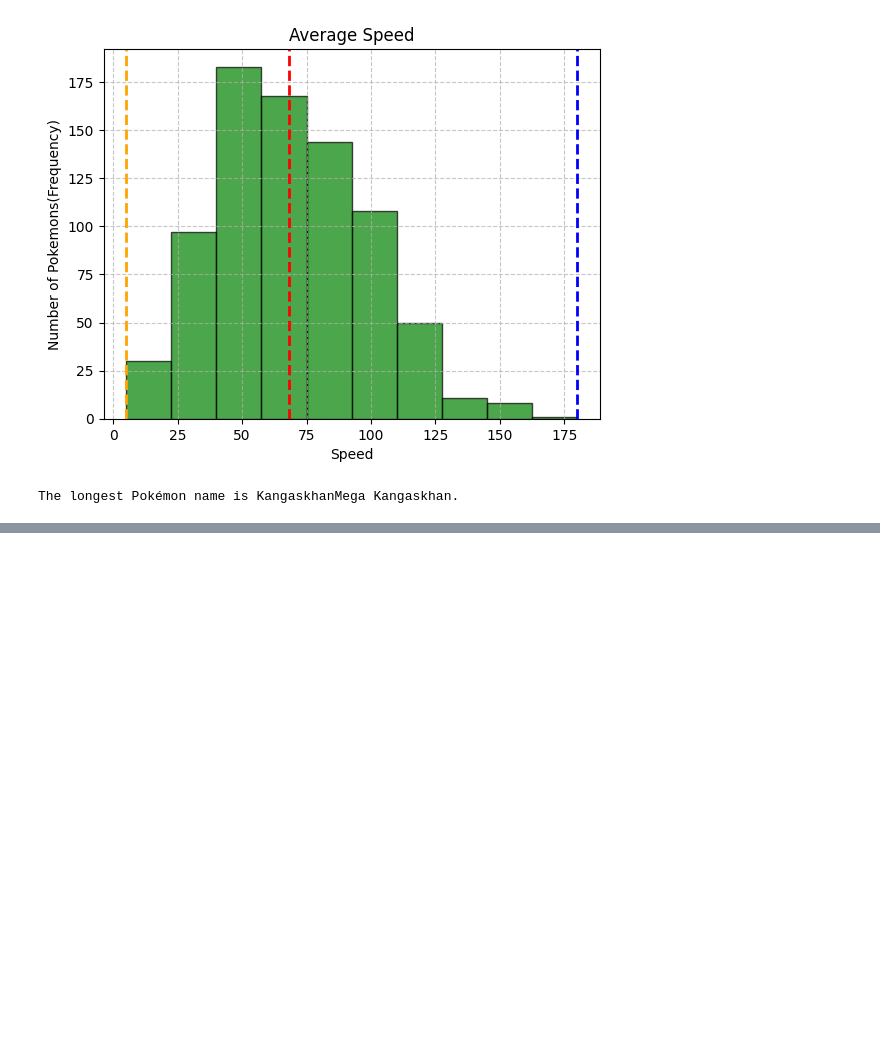
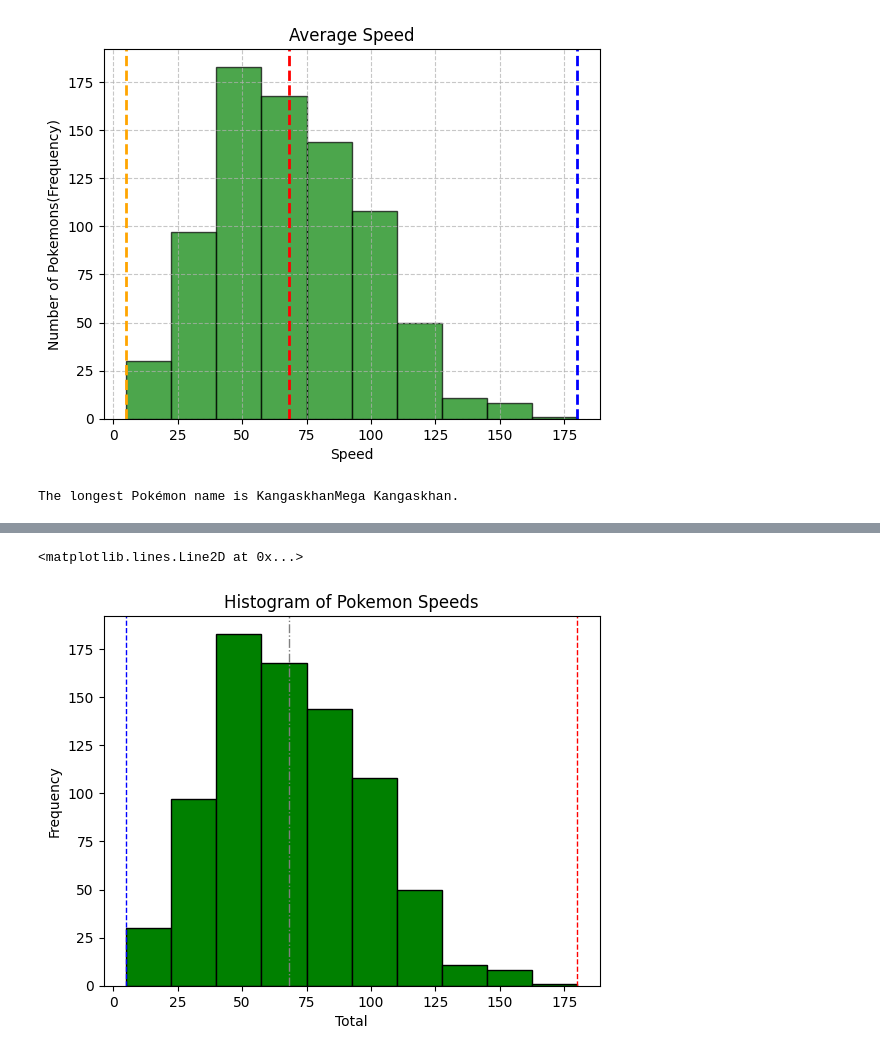
Before and after one commit to svetajamkina/PYTHON, a Jupyter notebook: Pokemon1_3_08.ipynb, the cells around one changed output, grey strips where cells are left out. Cells and saved outputs as stored; diff of their text form; code cells hidden in the pictures; blank space fills up the shorter version.

```diff
--- a/Pokemon1_3_08.ipynb
+++ b/Pokemon1_3_08.ipynb
@@ -353,3 +353,8 @@ longest_pokemon_name = pokemon_df.iloc[longest_pokemon_name_idx]["Name"]
 print(f'The longest Pokémon name is {longest_pokemon_name}.')
 # %% [output]
 The longest Pokémon name is KangaskhanMega Kangaskhan.
+# %%
+import pandas as pd
+import matplotlib.pyplot as plt
+pokemon_df = pd.read_csv('/content/Pokemon.csv')
+pokemon_df.head(n=5)
@@ -355,0 +368,16 @@ The longest Pokémon name is KangaskhanMega Kangaskhan.
+# %%
+### Create a histogram of column 'Speed'
+
+plt.hist(pokemon_df['Speed'], color = 'green', edgecolor = 'black')
+plt.xlabel('Total')
+plt.ylabel('Frequency')
+plt.title('Histogram of Pokemon Speeds')
+
+### Add to your histogram min, max, mean (average) lines
+
+plt.axvline(pokemon_df["Speed"].mean(), color='grey', linestyle='dashdot', linewidth=1)
+plt.axvline(pokemon_df["Speed"].max(), color='red', linestyle='dashed', linewidth=1)
+plt.axvline(pokemon_df["Speed"].min(), color='blue', linestyle='dashed', linewidth=1)
+# %% [output]
+<matplotlib.lines.Line2D at 0x...>
+[figure, added]
```
Also changed, not shown: parts of 21 cells of this notebook.
